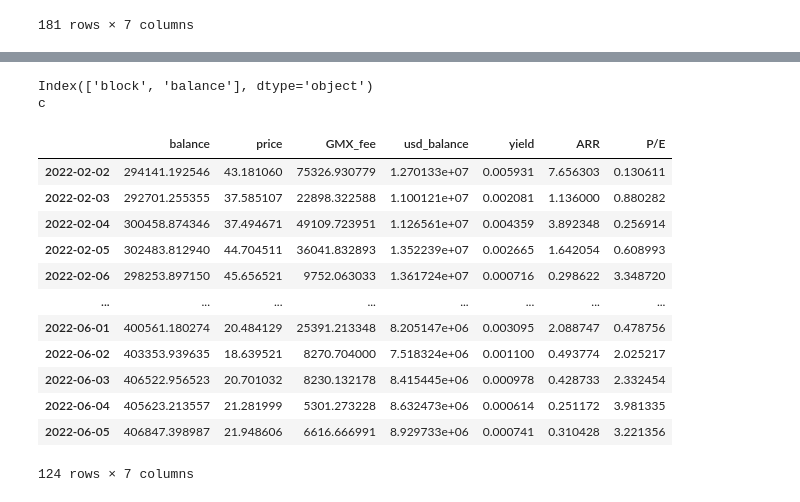
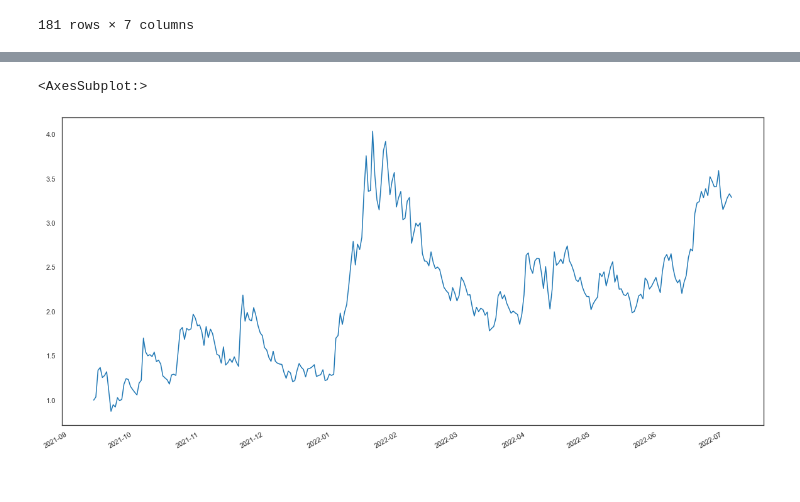
Before and after one commit to chainbound/profit-sharing-protocols-research, a Jupyter notebook: gmx.ipynb, the cells around one changed output, grey strips where cells are left out. Drawn from its saved outputs; the diff is of its cells as text; code cells hidden in the pictures.

```diff
--- a/gmx.ipynb
+++ b/gmx.ipynb
@@ -164,52 +162,7 @@ plt.show()
-# %%
-### I THINK THIS IS WRONG////
-
-gmx_price_raw.index = pd.to_datetime(gmx_price_raw['Date'])
-gmx_price_raw.index = gmx_price_raw.index.tz_localize(None)
-gmx_price = gmx_price_raw.drop(['Date'], axis=1)
-
-def gmx_yield(gmx_data, chain_staked_table, chain):
-
-    gmx_total_fee = pd.DataFrame(gmx_data.set_index('Date').drop(['Cumulative'], axis=1).sum(axis=1)*0.3)
-    gmx_total_fee.columns = ['GMX_fee']
-
-    chain_staked_table['time'] = pd.to_datetime(chain_staked_table['time'], unit='s')
-    chain_staked_table = chain_staked_table.sort_values(by=['time']).set_index('time').resample('1D').mean().dropna()
-
-    master_df = pd.merge(gmx_price, gmx_total_fee, left_index=True, right_index=True)
-    master_df = pd.merge(chain_staked_table[['balance']], master_df, left_index=True, right_index=True)
-
-    master_df['usd_balance'] = master_df.balance*master_df.price
-    master_df['yield'] = master_df.GMX_fee/master_df.usd_balance
-    master_df['ARR'] = (((1 + master_df['yield'])**365)-1)
-    master_df['P/E'] = master_df.price/(master_df.price*master_df.ARR)
-
-    if chain == 'avax':
-
-        master_df = master_df[(master_df.index > '2022-02-01')]
-
-    pe_table_week = master_df[['P/E']]
-    yield_table_week = master_df[['ARR']]
-
-
-    return pe_table_week, yield_table_week, master_df
-
-
-# gmx_yield(gmx_arb, gmx_arb_staked)[1]
-gmx_yield(gmx_avax, gmx_avax_staked, 'avax')[2]
-# %% [output]
-Index(['block', 'balance'], dtype='object')
-c
-|  | balance | price | GMX_fee | usd_balance | yield | ARR | P/E |
-| 2022-02-02 | 294141.192546 | 43.181060 | 75326.930779 | 1.270133e+07 | 0.005931 | 7.656303 | 0.130611 |
-| 2022-02-03 | 292701.255355 | 37.585107 | 22898.322588 | 1.100121e+07 | 0.002081 | 1.136000 | 0.880282 |
-| 2022-02-04 | 300458.874346 | 37.494671 | 49109.723951 | 1.126561e+07 | 0.004359 | 3.892348 | 0.256914 |
-| 2022-02-05 | 302483.812940 | 44.704511 | 36041.832893 | 1.352239e+07 | 0.002665 | 1.642054 | 0.608993 |
-| 2022-02-06 | 298253.897150 | 45.656521 | 9752.063033 | 1.361724e+07 | 0.000716 | 0.298622 | 3.348720 |
-| ... | ... | ... | ... | ... | ... | ... | ... |
-| 2022-06-01 | 400561.180274 | 20.484129 | 25391.213348 | 8.205147e+06 | 0.003095 | 2.088747 | 0.478756 |
-| 2022-06-02 | 403353.939635 | 18.639521 | 8270.704000 | 7.518324e+06 | 0.001100 | 0.493774 | 2.025217 |
-| 2022-06-03 | 406522.956523 | 20.701032 | 8230.132178 | 8.415445e+06 | 0.000978 | 0.428733 | 2.332454 |
-| 2022-06-04 | 405623.213557 | 21.281999 | 5301.273228 | 8.632473e+06 | 0.000614 | 0.251172 | 3.981335 |
-| 2022-06-05 | 406847.398987 | 21.948606 | 6616.666991 | 8.929733e+06 | 0.000741 | 0.310428 | 3.221356 |
-124 rows × 7 columns
+# %%
+gmx_eth = arbi_data.price/arbi_data.price_eth
+gmx_eth = gmx_eth/gmx_eth[0]
+gmx_eth.plot()
+# %% [output]
+<AxesSubplot:>
+[figure, added]
```
Also changed, not shown: parts of 6 cells of this notebook.
